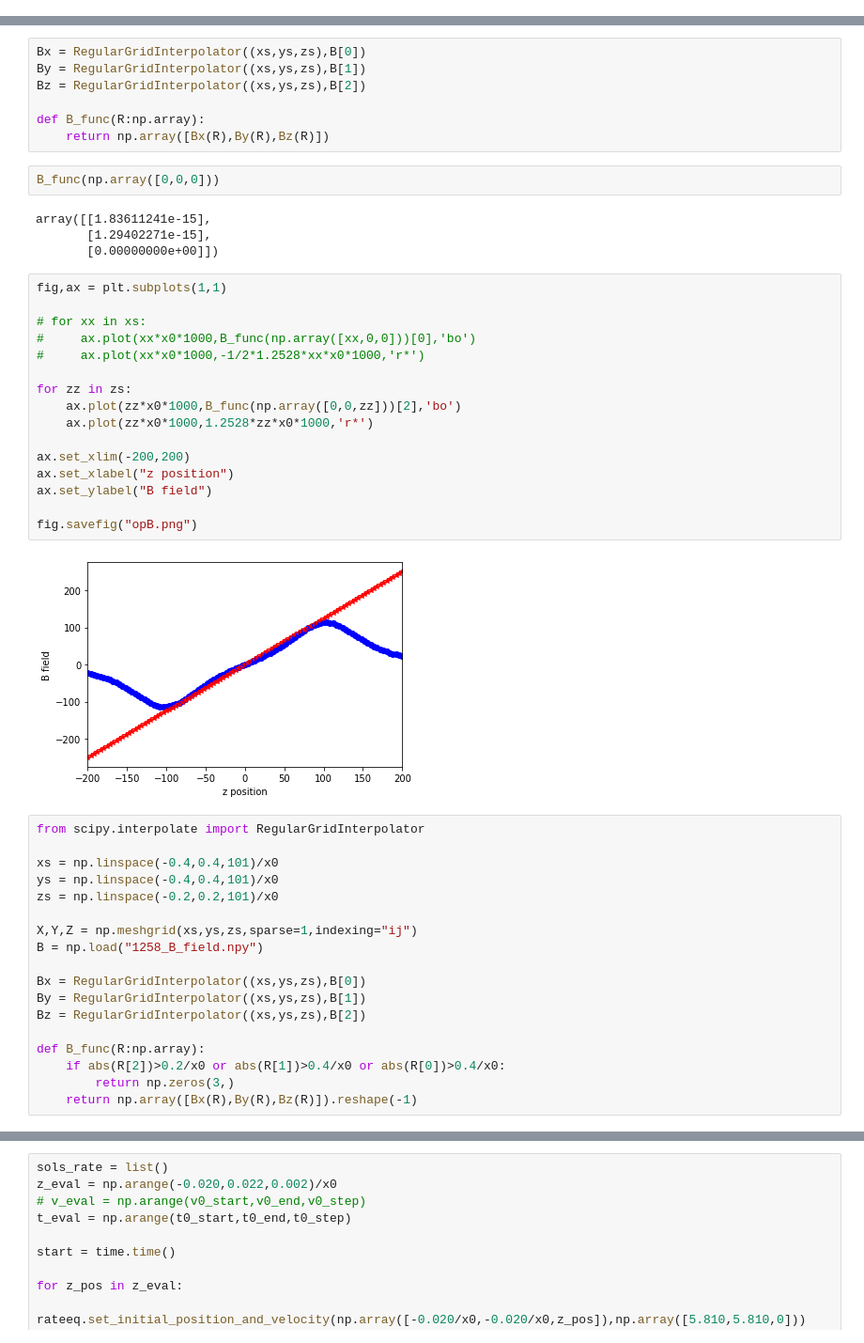
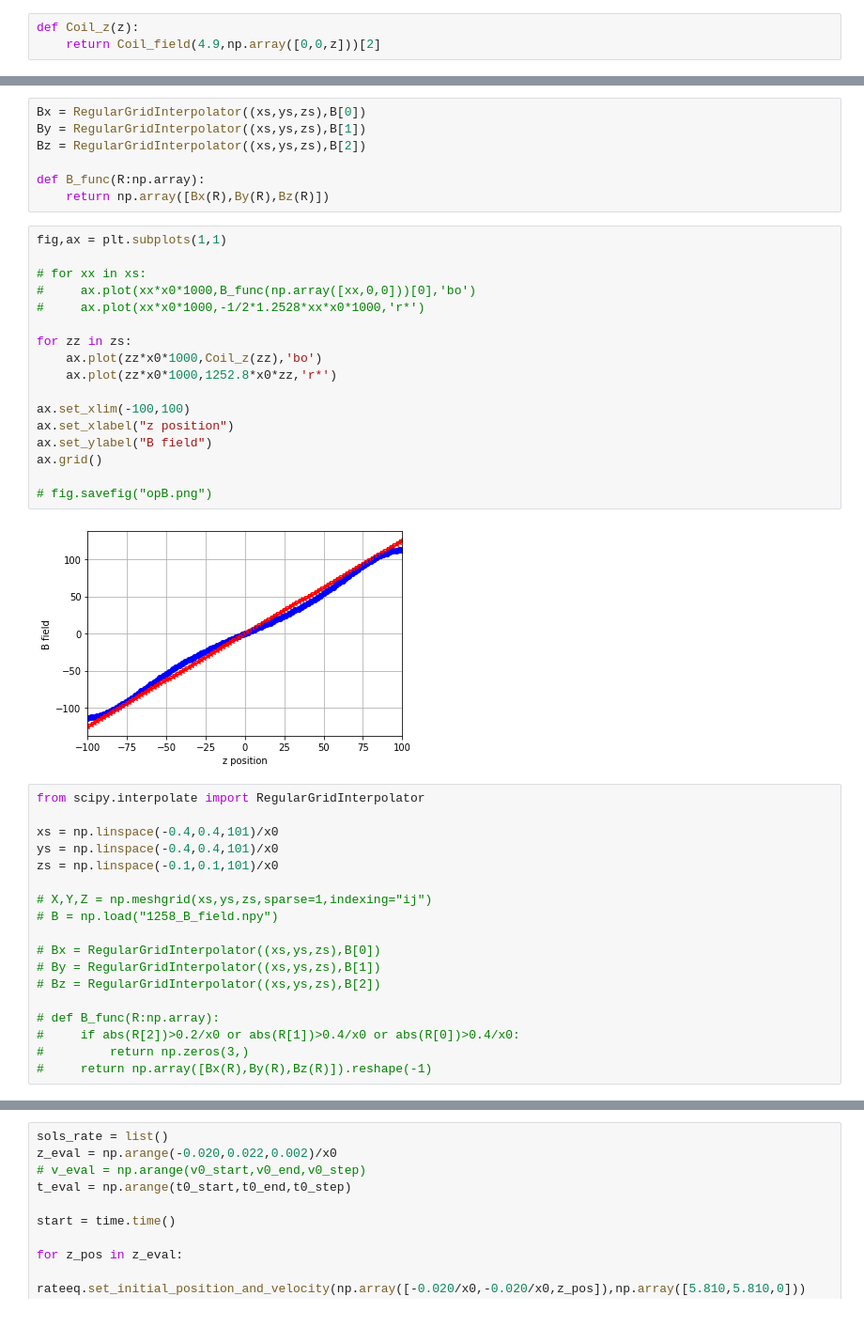
Before and after one commit to DongkyuLim/MgF-simulation, a Jupyter notebook: Practice Note in here.ipynb, the cells around one changed output, grey strips where cells are left out. Shown at 94% size. Cells and saved outputs as stored; diff of their text form.

```diff
--- a/Practice Note in here.ipynb
+++ b/Practice Note in here.ipynb
@@ -146,3 +122,6 @@ def Coil_field(I,R:np.array):
     Bz = integrate.quad(dBz,0,2*np.pi,args=(-s))[0]-integrate.quad(dBz,0,2*np.pi,args=(s))[0]
 
     return np.array([Bx,By,Bz])*n*10000 # Return in Gauss
+# %%
+def Coil_z(z):
+    return Coil_field(4.9,np.array([0,0,z]))[2]
@@ -181,46 +337,41 @@ Bz = RegularGridInterpolator((xs,ys,zs),B[2])
 
 def B_func(R:np.array):
     return np.array([Bx(R),By(R),Bz(R)])
-# %%
-B_func(np.array([0,0,0]))
-# %% [output]
-array([[1.83611241e-15],
-       [1.29402271e-15],
-       [0.00000000e+00]])
 # %%
 fig,ax = plt.subplots(1,1)
 
 # for xx in xs:
 #     ax.plot(xx*x0*1000,B_func(np.array([xx,0,0]))[0],'bo')
 #     ax.plot(xx*x0*1000,-1/2*1.2528*xx*x0*1000,'r*')
 
 for zz in zs:
-    ax.plot(zz*x0*1000,B_func(np.array([0,0,zz]))[2],'bo')
-    ax.plot(zz*x0*1000,1.2528*zz*x0*1000,'r*')
+    ax.plot(zz*x0*1000,Coil_z(zz),'bo')
+    ax.plot(zz*x0*1000,1252.8*x0*zz,'r*')
 
-ax.set_xlim(-200,200)
+ax.set_xlim(-100,100)
 ax.set_xlabel("z position")
 ax.set_ylabel("B field")
+ax.grid()
 
-fig.savefig("opB.png")
+# fig.savefig("opB.png")
 # %% [output]
-[figure, old version]
+[figure, new version]
 # %%
 from scipy.interpolate import RegularGridInterpolator
 
 xs = np.linspace(-0.4,0.4,101)/x0
 ys = np.linspace(-0.4,0.4,101)/x0
-zs = np.linspace(-0.2,0.2,101)/x0
+zs = np.linspace(-0.1,0.1,101)/x0
 
-X,Y,Z = np.meshgrid(xs,ys,zs,sparse=1,indexing="ij")
-B = np.load("1258_B_field.npy")
+# X,Y,Z = np.meshgrid(xs,ys,zs,sparse=1,indexing="ij")
+# B = np.load("1258_B_field.npy")
 
-Bx = RegularGridInterpolator((xs,ys,zs),B[0])
-By = RegularGridInterpolator((xs,ys,zs),B[1])
-Bz = RegularGridInterpolator((xs,ys,zs),B[2])
+# Bx = RegularGridInterpolator((xs,ys,zs),B[0])
+# By = RegularGridInterpolator((xs,ys,zs),B[1])
+# Bz = RegularGridInterpolator((xs,ys,zs),B[2])
 
-def B_func(R:np.array):
-    if abs(R[2])>0.2/x0 or abs(R[1])>0.4/x0 or abs(R[0])>0.4/x0:
-        return np.zeros(3,)
-    return np.array([Bx(R),By(R),Bz(R)]).reshape(-1)
+# def B_func(R:np.array):
+#     if abs(R[2])>0.2/x0 or abs(R[1])>0.4/x0 or abs(R[0])>0.4/x0:
+#         return np.zeros(3,)
+#     return np.array([Bx(R),By(R),Bz(R)]).reshape(-1)
 # %%
```
Also changed, not shown: parts of 47 cells of this notebook, 9 other files.
